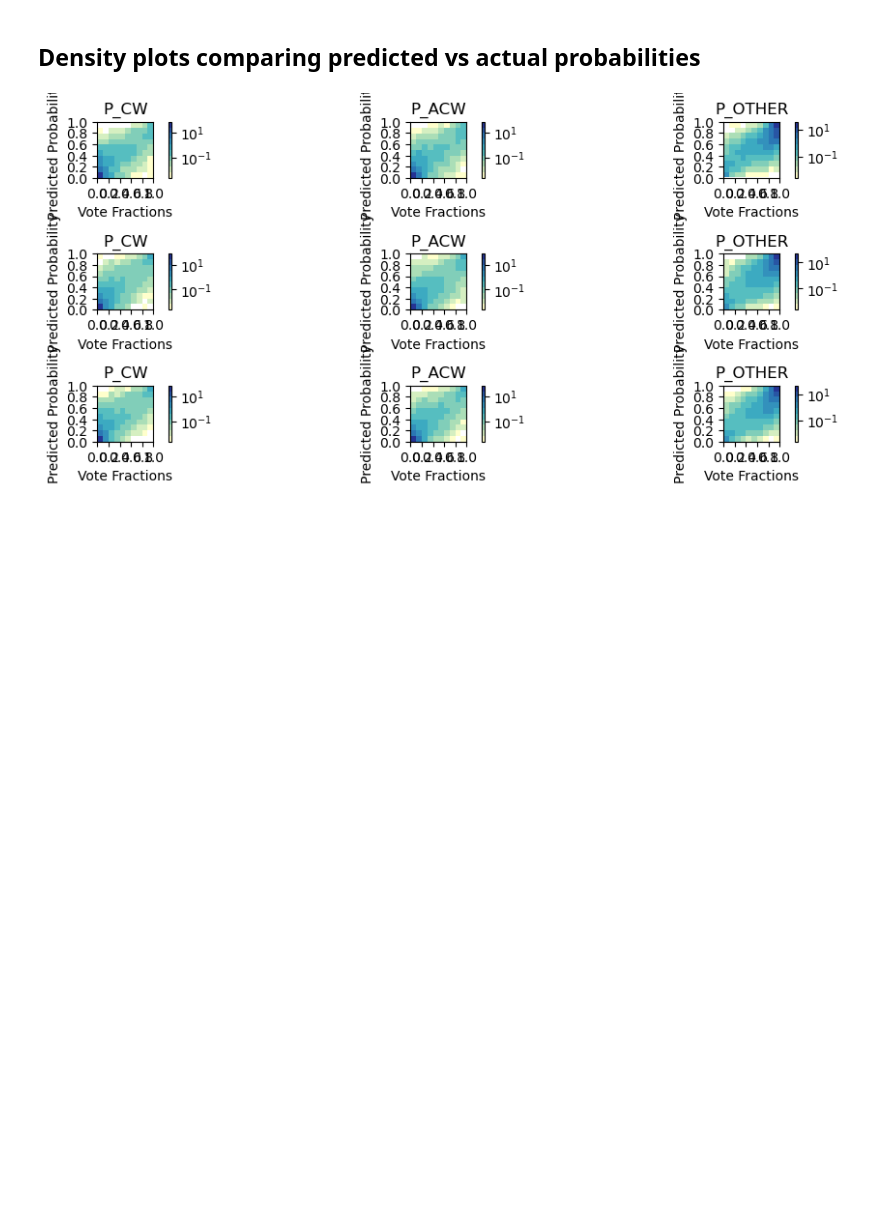
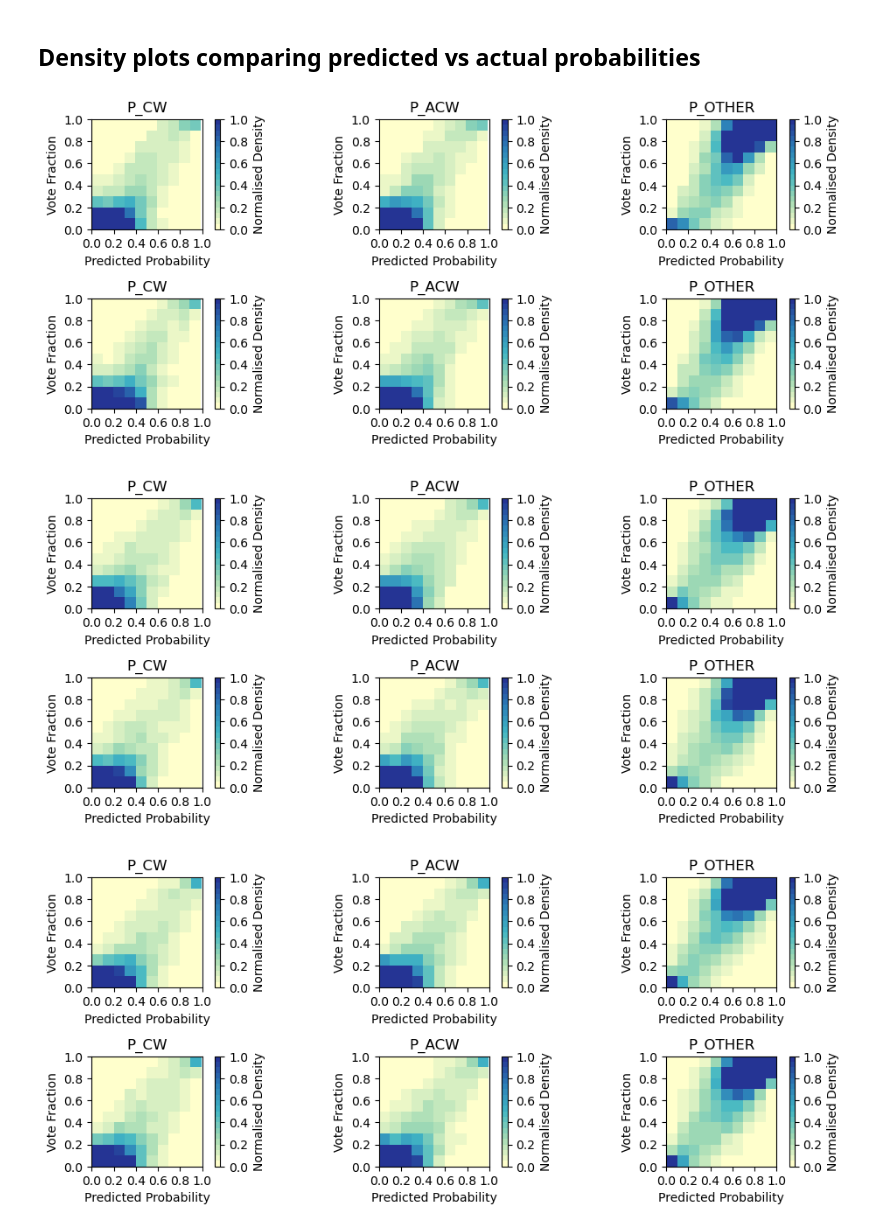
Before and after one commit to neil-power/mphys-galaxy, a Jupyter notebook: Code/model_metrics.ipynb, the cells around one changed output. Drawn from its saved outputs; the diff is of its cells as text; code cells hidden in the pictures; blank space fills up the shorter version.

Commit message:
Updated histogram plots

```diff
--- a/Code/model_metrics.ipynb
+++ b/Code/model_metrics.ipynb
@@ -285,41 +322,47 @@ spiral_counts.head(15)
 # %% [markdown]
 ## Density plots comparing predicted vs actual probabilities
 # %%
+from matplotlib.colors import LogNorm
+import matplotlib.ticker as mticker
 TESTING_CATALOG_PATH = '../Data/gz1_desi_cross_cat_testing.csv'
 def plot_prob_histogram(model_ids,run=0,dataset_name="cut_test_dataset"):
     labels = ['CW','ACW','Other']
     actual_labels = ['P_CW','P_ACW','P_OTHER']
 
     actual = pd.read_csv('../Data/gz1_desi_cross_cat_testing.csv', on_bad_lines = 'skip',dtype="str")[actual_labels]
     mapcolours = ['#ffffcc','#a1dab4','#41b6c4','#2c7fb8','#253494']
-    custom_cmap = LinearSegmentedColormap.from_list('custom_cmap', mapcolours, N=10)
+    custom_cmap = LinearSegmentedColormap.from_list('custom_cmap', mapcolours,N=20)
     fig = plt.figure(figsize=(10,12))
     for j,model in enumerate(model_ids):
         predictions = pd.read_csv(f"{METRICS_PATH}/{model}/version_{run}/{dataset_name}_predictions.csv",header=None,names=labels, on_bad_lines = 'skip').astype('float')
         for i, (pred_label, act_label) in enumerate(zip(labels,actual_labels)):
             ax_i = fig.add_subplot(3*len(model_ids),3,i+1+(3*j))
-            #print(actual[act_label].shape)
-            #print(predictions[pred_label].shape)
+            act = actual[act_label][:-1].astype(float)
+            preds = predictions[pred_label].astype(float)
+            hist = plt.hist2d(preds,act, bins=10, density=True,cmap=custom_cmap,vmin=0, vmax=1)
 
-            hist = ax_i.hist2d(actual[act_label][:-1].astype(float),predictions[pred_label].astype(float),bins=10,density=True,norm="log",cmap=custom_cmap)
             ax_i.set_title(actual_labels[i])
             ax_i.set_yticks(np.arange(0,1.2,0.2))
             ax_i.set_xticks(np.arange(0,1.2,0.2))
             ax_i.set_box_aspect(1)
-            ax_i.set_ylabel("Predicted Probability")
-            ax_i.set_xlabel("Vote Fractions")
-            fig.colorbar(hist[3],ax=ax_i)
+            ax_i.set_xlabel("Predicted Probability")
+            ax_i.set_ylabel("Vote Fraction")
+            fig.colorbar(hist[3],ax=ax_i,ticks=[0.0, 0.2, 0.4, 0.6,0.8,1.0],label='Normalised Density')
     plt.tight_layout()
     plt.show()
 model_ids = ['resnet18_cut_dataset',
-            #'resnet50_cut_dataset',
+            'resnet50_cut_dataset',
             'g_resnet18_cut_dataset',
-            #'g_resnet50_cut_dataset',
-            #'g_resnet18_cut_dataset_c',
+            'g_resnet50_cut_dataset',
+            'g_resnet18_cut_dataset_c',
             'g_resnet50_cut_dataset_c',
-            #'ce_resnet50_cut_dataset'
+            'ce_resnet50_cut_dataset'
             ]
-#plot_prob_histogram(['resnet18_cut_dataset','ce_resnet50_cut_dataset'])
-plot_prob_histogram(model_ids)
+plot_prob_histogram(model_ids[0:2])
+plot_prob_histogram(model_ids[2:4])
+plot_prob_histogram(model_ids[4:6])
+plot_prob_histogram(model_ids[6:])
 # %% [output]
-[figure, old version]
+[figure, new version]
+[figure, added]
+[figure, added]
```
Also changed, not shown: parts of 8 cells of this notebook, 1 other file.
